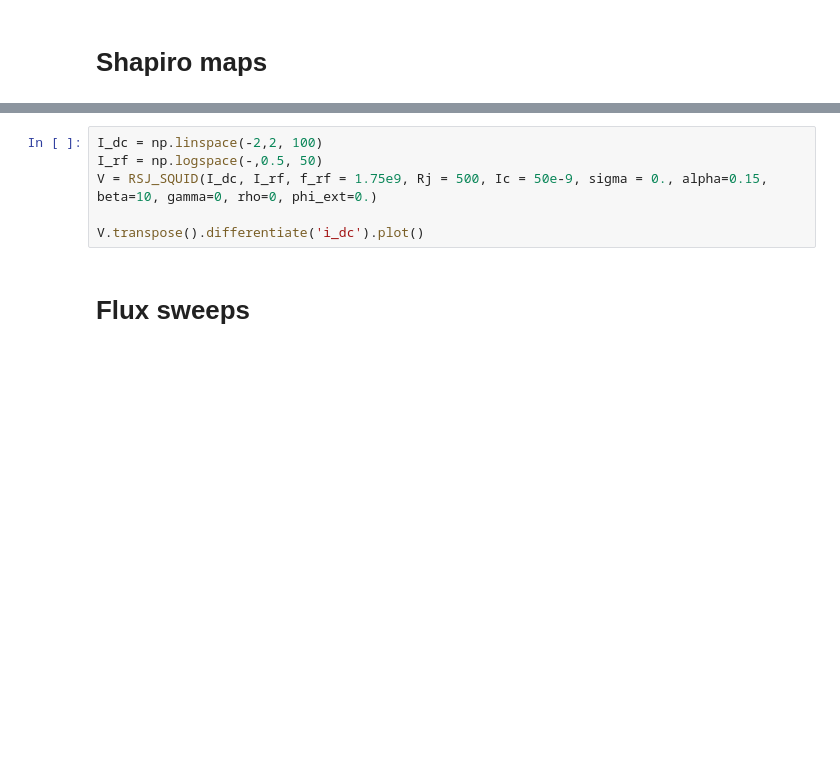
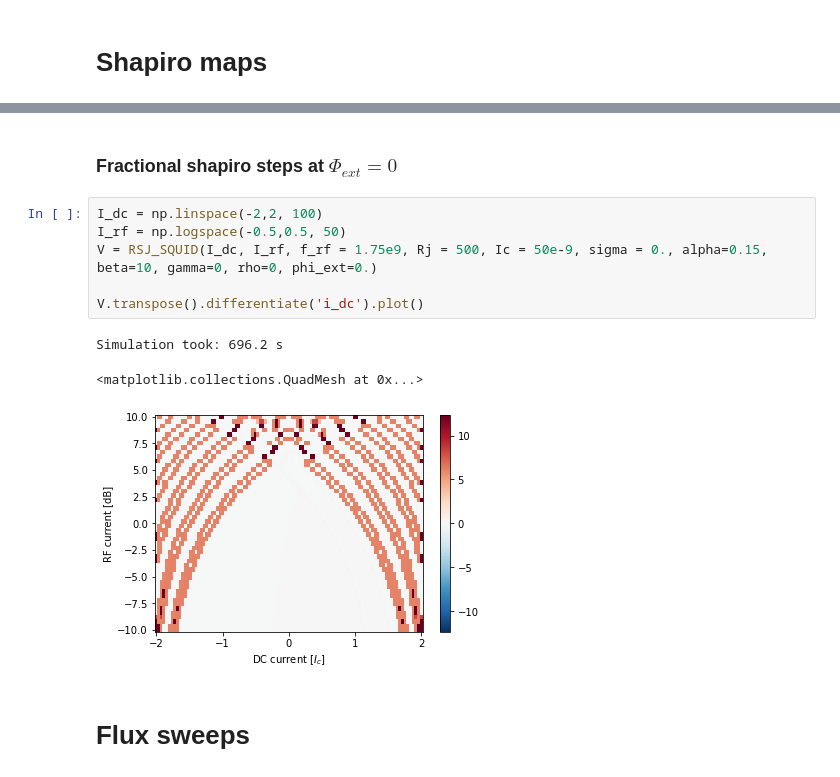
Before and after one commit to andreaiorio/RSJ-Simulator, a Jupyter notebook: RSJ SQUID.ipynb, the cells around one changed output, grey strips where cells are left out. Saved outputs shown, nothing was run; the diff lists cells and outputs as text; blank space fills up the shorter version.

```diff
--- a/RSJ SQUID.ipynb
+++ b/RSJ SQUID.ipynb
@@ -107,9 +122,15 @@ def RSJ_SQUID(I_dc: np.array,
+# %% [markdown]
+### Fractional shapiro steps at $\Phi_{ext} = 0$
 # %%
 I_dc = np.linspace(-2,2, 100)
-I_rf = np.logspace(-,0.5, 50)
+I_rf = np.logspace(-0.5,0.5, 50)
 V = RSJ_SQUID(I_dc, I_rf, f_rf = 1.75e9, Rj = 500, Ic = 50e-9, sigma = 0., alpha=0.15, beta=10, gamma=0, rho=0, phi_ext=0.)
 
 V.transpose().differentiate('i_dc').plot()
+# %% [output]
+Simulation took: 696.2 s
+<matplotlib.collections.QuadMesh at 0x...>
+[figure, added]
 # %% [markdown]
 # Flux sweeps
 # %% [markdown]
```
Also changed, not shown: parts of 7 cells of this notebook.
